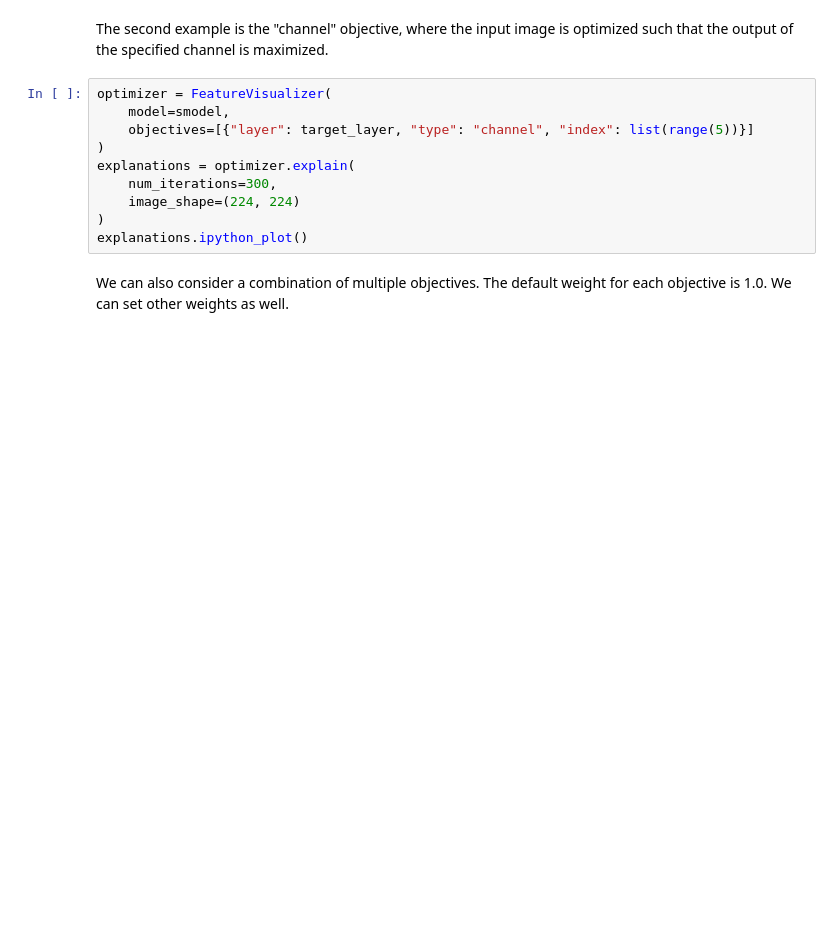
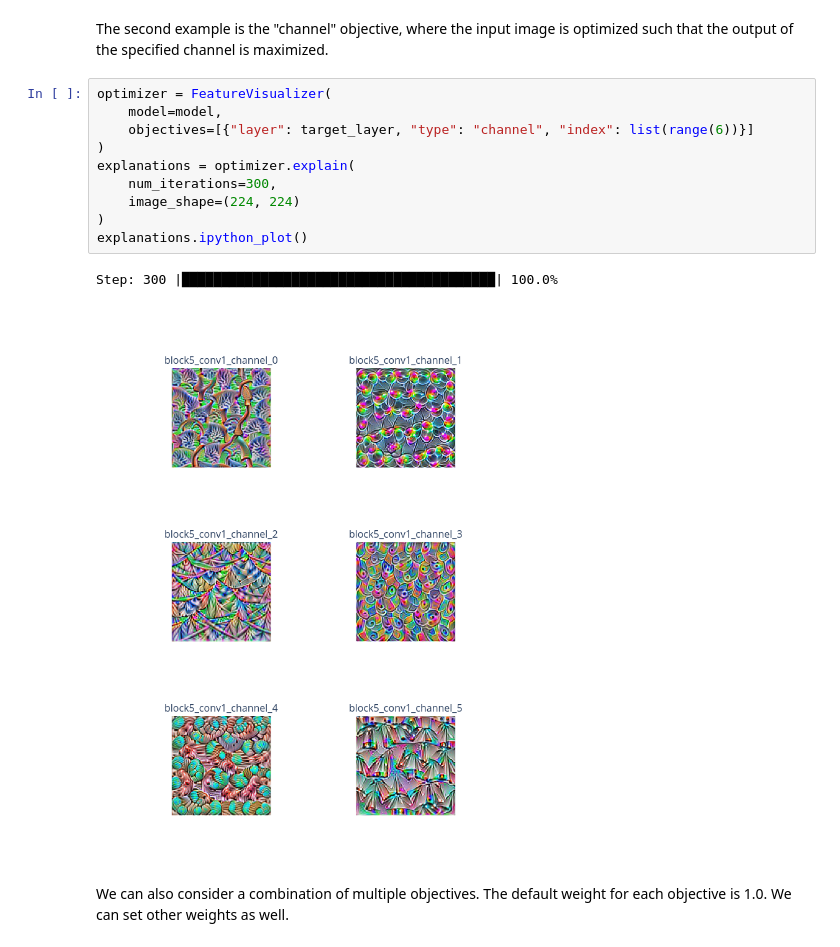
Before and after one commit to salesforce/OmniXAI, a Jupyter notebook: tutorials/vision/feature_visualization_tf.ipynb, the cells around one changed output. Cells and saved outputs as stored; diff of their text form; blank space fills up the shorter version.

```diff
--- a/tutorials/vision/feature_visualization_tf.ipynb
+++ b/tutorials/vision/feature_visualization_tf.ipynb
@@ -30,14 +33,17 @@ explanations.ipython_plot()
 The second example is the "channel" objective, where the input image is optimized such that the output of the specified channel is maximized.
 # %%
 optimizer = FeatureVisualizer(
-    model=smodel,
-    objectives=[{"layer": target_layer, "type": "channel", "index": list(range(5))}]
+    model=model,
+    objectives=[{"layer": target_layer, "type": "channel", "index": list(range(6))}]
 )
 explanations = optimizer.explain(
     num_iterations=300,
     image_shape=(224, 224)
 )
 explanations.ipython_plot()
+# %% [output]
+Step: 300 |████████████████████████████████████████| 100.0%
+[figure, added]
 # %% [markdown]
 We can also consider a combination of multiple objectives. The default weight for each objective is 1.0. We can set other weights as well.
 # %%
```
Also changed, not shown: parts of 2 cells of this notebook.
